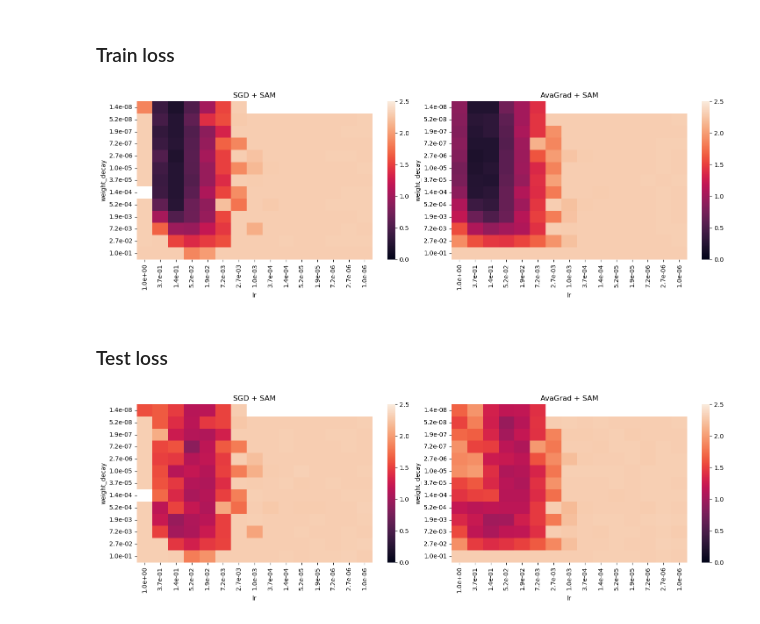
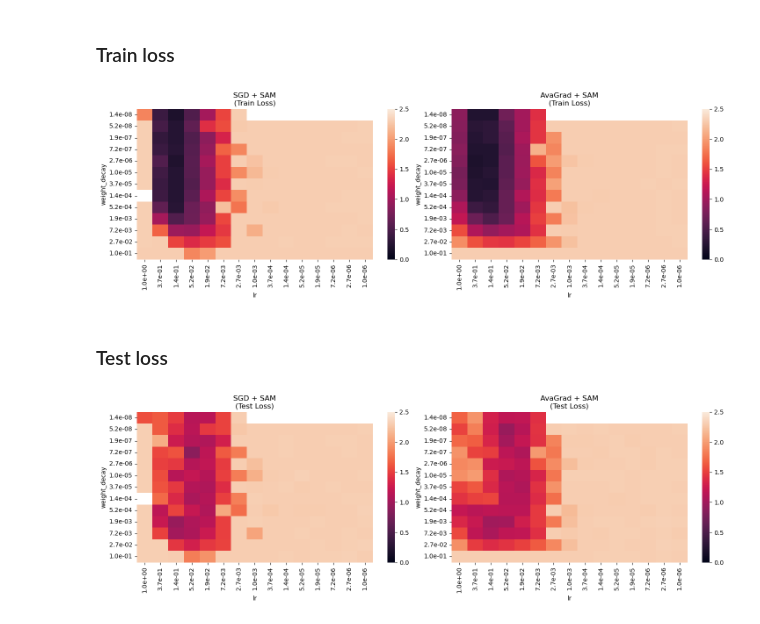
Before and after one commit to RaphaelMaser/OPT4ML-project, a Jupyter notebook: analysis.ipynb, the cells around one changed output. Drawn from its saved outputs; the diff is of its cells as text; code cells hidden in the pictures.

```diff
--- a/analysis.ipynb
+++ b/analysis.ipynb
@@ -146,25 +145,25 @@ train_loss_sam_avagrad.sort_index(axis=1, inplace=True, ascending=False)
 
 fig, axs = plt.subplots(1, 2, figsize=(15, 5))
 
-plot_heatmap_2d(axs[0], train_loss_sam_sgd, "SGD + SAM")
-plot_heatmap_2d(axs[1], train_loss_sam_avagrad ,"AvaGrad + SAM")
+plot_heatmap_2d(axs[0], train_loss_sam_sgd, "SGD + SAM\n(Train Loss)")
+plot_heatmap_2d(axs[1], train_loss_sam_avagrad ,"AvaGrad + SAM\n(Train Loss)")
 plt.show()
 # %% [output]
-[figure, old version]
+[figure, new version]
 # %% [markdown]
 ### Test loss
 # %%
 test_loss_sam_sgd = metrics_df_cleaned[(metrics_df_cleaned["SAM"]==True) & (metrics_df_cleaned["optimizer"]=="<class 'torch.optim.sgd.SGD'>")].pivot(index="weight_decay", columns="lr", values="val_loss")
 test_loss_sam_sgd.sort_index(axis=1, inplace=True, ascending=False)
 test_loss_sam_avagrad = metrics_df_cleaned[(metrics_df_cleaned["SAM"]==True) & (metrics_df_cleaned["optimizer"]=="<class 'pytorch_optimizer.optimizer.avagrad.AvaGrad'>")].pivot(index="weight_decay", columns="lr", values="val_loss")
 test_loss_sam_avagrad.sort_index(axis=1, inplace=True, ascending=False)
 
 
 fig, axs = plt.subplots(1, 2, figsize=(15, 5))
 
-plot_heatmap_2d(axs[0], test_loss_sam_sgd, "SGD + SAM")
-plot_heatmap_2d(axs[1], test_loss_sam_avagrad ,"AvaGrad + SAM")
+plot_heatmap_2d(axs[0], test_loss_sam_sgd, "SGD + SAM\n(Test Loss)")
+plot_heatmap_2d(axs[1], test_loss_sam_avagrad ,"AvaGrad + SAM\n(Test Loss)")
 plt.show()
 # %% [output]
-[figure, old version]
+[figure, new version]
 # %% [markdown]
```
Also changed, not shown: parts of 7 cells of this notebook.
